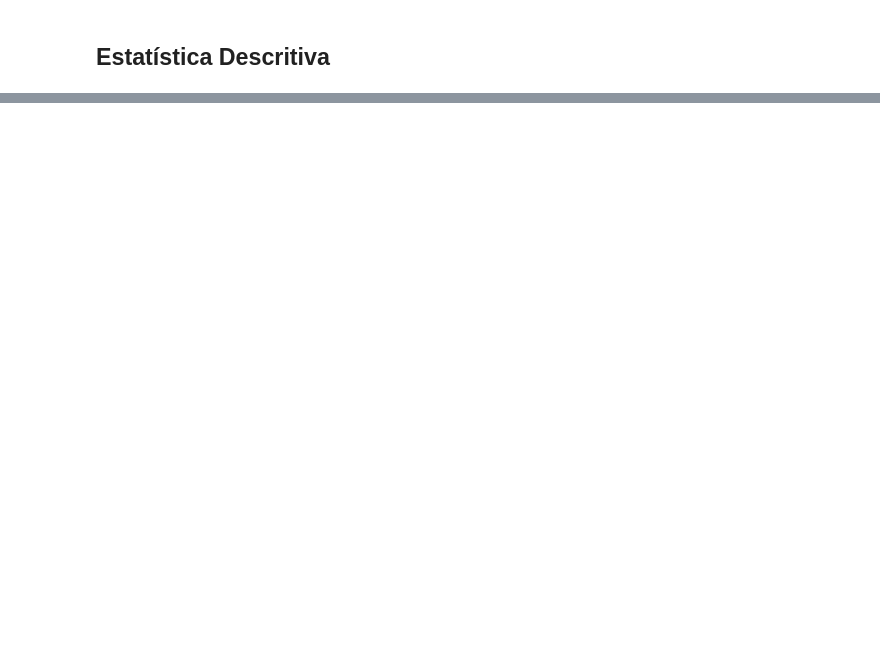
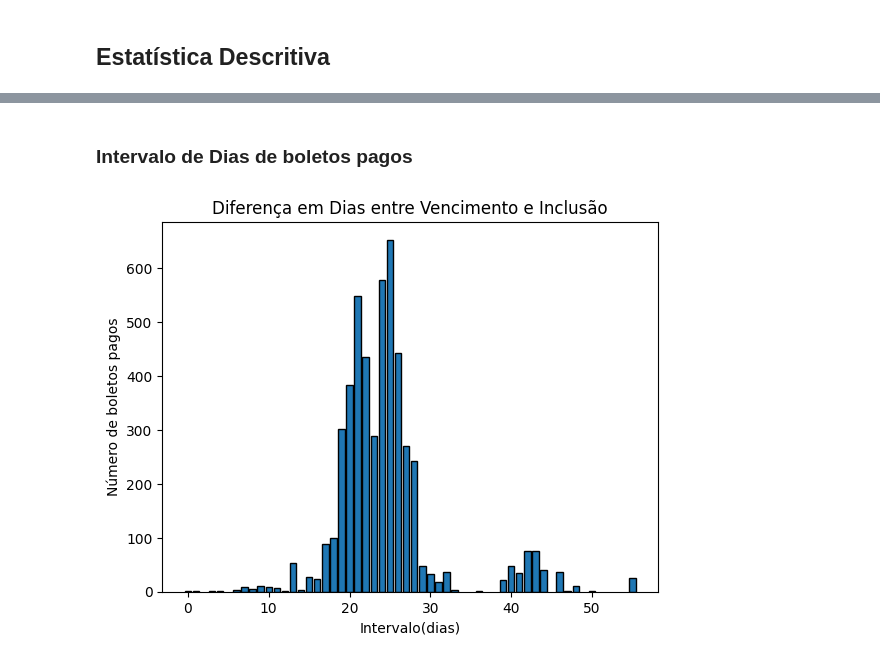
Before and after one commit to jjalmeidadev/payback-projeto, a Jupyter notebook: notebooks/Exploração_de_Dados,_Pré_processamento_e_Levantamento_de_Hipóteses_The_Seven.ipynb, the cells around one changed output, grey strips where cells are left out. Saved outputs shown, nothing was run; the diff lists cells and outputs as text; code cells hidden in the pictures; blank space fills up the shorter version.

```diff
--- a/notebooks/Exploração_de_Dados,_Pré_processamento_e_Levantamento_de_Hipóteses_The_Seven.ipynb
+++ b/notebooks/Exploração_de_Dados,_Pré_processamento_e_Levantamento_de_Hipóteses_The_Seven.ipynb
@@ -414,0 +532,12 @@ for nome, df_proc in {"GF": df_gf_pre, "GL": df_gl_pre, "GM": df_gm_pre, "GP": d
+# %% [markdown]
+### Intervalo de Dias de boletos pagos
+# %%
+
+# Gráfico de barras
+plt.bar(TipoData.index, TipoData.values, edgecolor="black")
+plt.title("Diferença em Dias entre Vencimento e Inclusão")
+plt.xlabel("Intervalo(dias)")
+plt.ylabel("Número de boletos pagos")
+plt.show()
+# %% [output]
+[figure, added]
```
Also changed, not shown: parts of 35 cells of this notebook, 1 other file.
